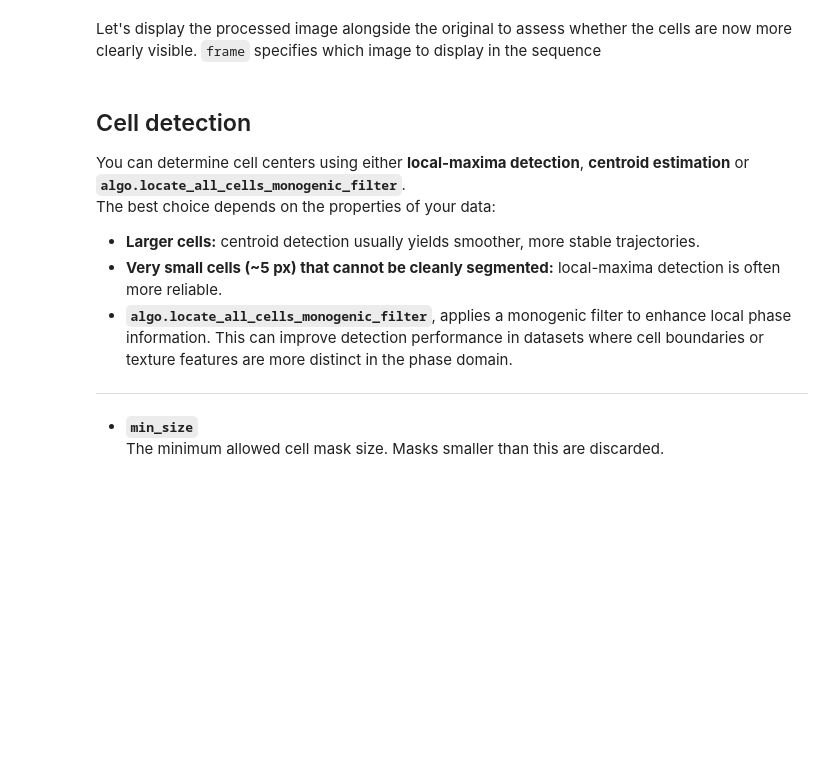
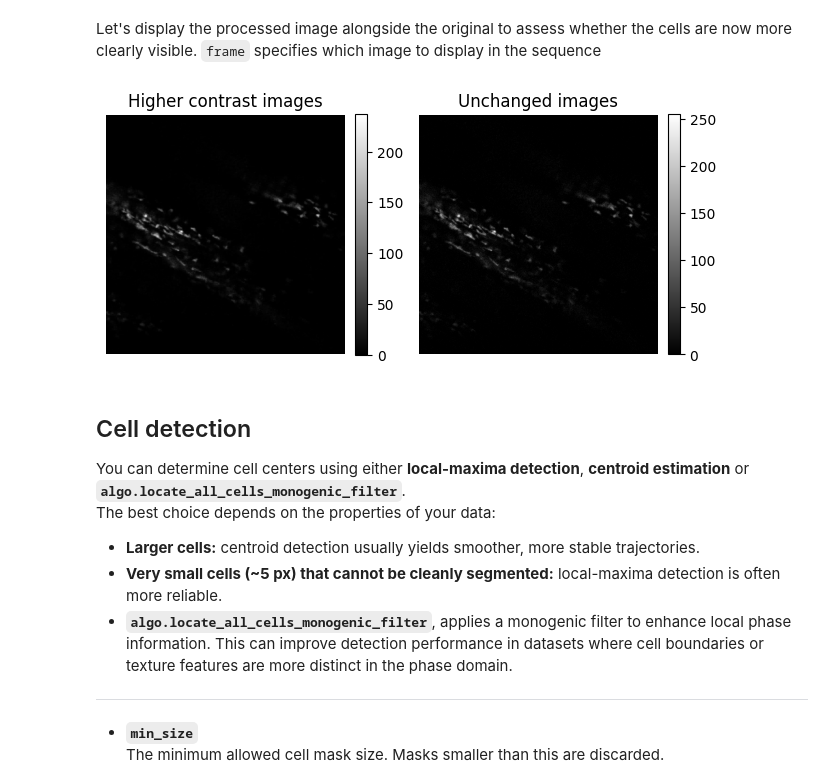
Before and after one commit to Gitinc/argus, a Jupyter notebook: notebooks/compute_cell_paths.ipynb, the cells around one changed output. Drawn from its saved outputs; the diff is of its cells as text; code cells hidden in the pictures; blank space fills up the shorter version.

```diff
--- a/notebooks/compute_cell_paths.ipynb
+++ b/notebooks/compute_cell_paths.ipynb
@@ -126,31 +127,33 @@ These steps can be combined freely, and their order can be adjusted depending on
 # %%
 #images = algo.bm3d_denoise_all(images = images)
 #images = algo.median_denoise_all(images = images, size = 3)
-images = algo.clip_images(images = images, clip_percentile=95)
+#images = algo.clip_images(images = images, clip_percentile=99)
 images = algo.wavelet_denoise_images_all(images = images)
 #images = algo.monogenic_filter_images(images = images)
-#images = algo.log_transform_all(images=images)
+images = algo.log_transform_all(images=images)
 #images = algo.unsharp_mask_all(images = images, radius = 50, amount =5)
 # %% [markdown]
 Let's display the processed image alongside the original to assess whether the cells are now more clearly visible. `frame` specifies which image to display in the sequence
 # %%
 fig, axes = plt.subplots(1, 2)
-frame = 40
+frame = 0
 
 im1 = axes[0].imshow(np.array(images[frame][..., IMAGE_CHANNEL], dtype=np.uint8),
     cmap='gray')
 axes[0].set_title('Higher contrast images')
 axes[0].axis('off')
 fig.colorbar(im1, ax=axes[0], fraction=0.046, pad=0.04)
 
 im2 = axes[1].imshow(np.array(images_unchanged[frame][..., IMAGE_CHANNEL], dtype=np.uint8),
     cmap='gray')
 axes[1].set_title('Unchanged images')
 axes[1].axis('off')
 fig.colorbar(im2, ax=axes[1], fraction=0.046, pad=0.04)
 
 plt.tight_layout()
 plt.savefig(rf"{OUTPUT_PATH}/contrast_enh.png", bbox_inches='tight')
+# %% [output]
+[figure, added]
 # %% [markdown]
 ## Cell detection
 
```
Also changed, not shown: parts of 11 cells of this notebook, 1 other file.
